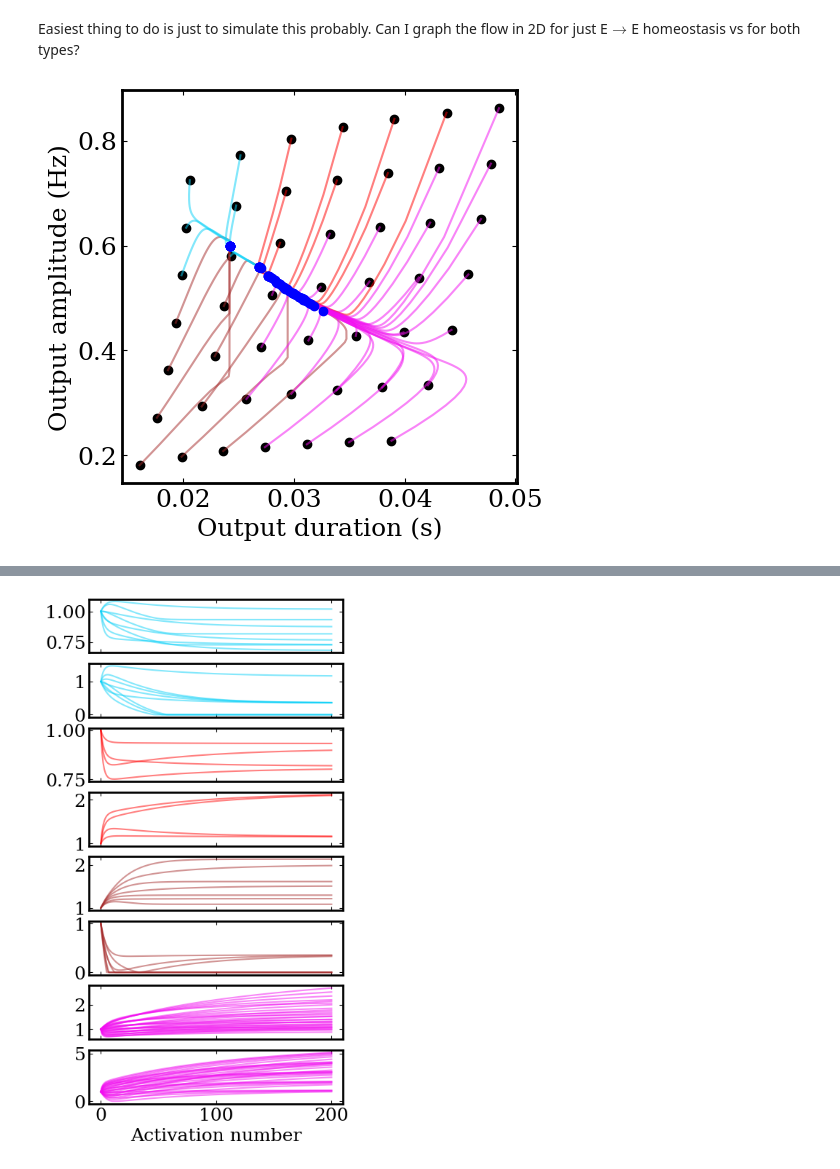
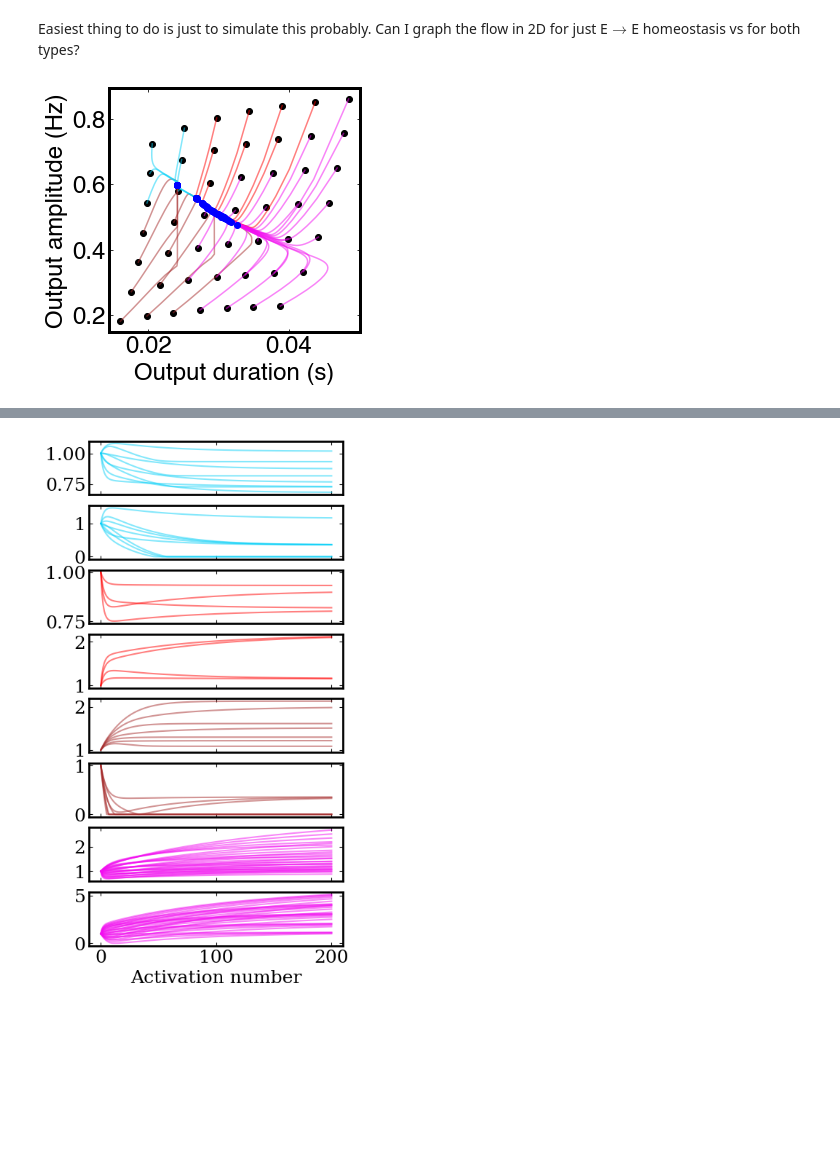
Before and after one commit to davidgbe/automated_plasticity_discovery, a Jupyter notebook: moment_control.ipynb, the cells around one changed output, grey strips where cells are left out. Saved outputs shown, nothing was run; the diff lists cells and outputs as text; code cells hidden in the pictures; blank space fills up the shorter version.

```diff
--- a/moment_control.ipynb
+++ b/moment_control.ipynb
@@ -10,6 +10,6 @@ from copy import deepcopy as copy
 from disp import get_ordered_colors
 from functools import partial
 
-plt.rc('font', family='serif')
-plt.rcParams['font.size'] = 18
-plt.rcParams['axes.linewidth'] = 2.0
+plt.rc('font', family='Helvetica')
+plt.rcParams['font.size'] = 24
+plt.rcParams['axes.linewidth'] = 3.0
@@ -56,15 +15,0 @@ def compute_first_moment(tau, a, tau_m, b):
-# %%
-scale = 2
-fig, axs = plt.subplots(1, 1, figsize=(3 * scale, 3 * scale))
-t = np.linspace(0, 0.05, 100)
-
-tau = 12e-3
-a = 10
-tau_m = 5e-3
-b = 0.015
-
-axs.plot(t, compute_current(t, tau, a, tau_m))
-axs.plot(t, np.ones_like(t) * b)
-
-t_0, t_1 = find_threshold_points(tau, a, tau_m, b)
-print(t_0, t_1)
@@ -259,7 +95,7 @@ for tau_alpha in np.linspace(1e-3, 20e-3, 10):
         weight_trajs[idx, :] = np.array(weight_traj)
         idx += 1
 # %%
-scale = 1.7
+scale = 1.5
 fig, axs = plt.subplots(1, 1, figsize=(3 * scale, 3 * scale))
 
 colors = get_ordered_colors('cool', len(trajs))
@@ -269,32 +105,32 @@ for i_traj in range(0, trajs.shape[0], 1):
     traj = trajs[i_traj, :]
     weight_traj = weight_trajs[i_traj, :]
 
     x_idxs = np.arange(3, len(traj), 3)
     y_idxs = np.arange(4, len(traj), 3)
     w_diff = weight_traj[-2] - weight_traj[0]
     b_diff = weight_traj[-1] - weight_traj[1]
 
     if w_diff < 0 and b_diff < 0:
         color = '#0ad1f8' #pink
     elif w_diff < 0 and b_diff >= 0:
         color = 'red'
     elif w_diff >= 0 and b_diff < 0:
         color = 'brown'
     else:
         color = '#f20df0' #light blue
     axs.plot(traj[x_idxs], traj[y_idxs], color=color, alpha=0.5, lw=1.5)
 #     axs.plot(traj[[0, 2]], traj[[1, 3]], '--', color=colors[i_traj], alpha=0.5)
     axs.scatter([traj[3]], [traj[4]], color='black')
     axs.scatter([traj[-3]], [traj[-2]], color='blue', zorder=10)
 
 axs.set_xlabel('Output duration (s)')
 axs.set_ylabel('Output amplitude (Hz)')
 
 axs.tick_params(axis='both', which='both', direction='in', right=True, top=True)
 plt.subplots_adjust(wspace=0, hspace=0.05)
 
 fig.savefig('./figures/double_setpoint_amp_dur.png')
 fig.savefig('./figures/double_setpoint_amp_dur.svg')
 # %% [output]
-[figure, old version]
+[figure, new version]
 # %%
```
Also changed, not shown: parts of 9 cells of this notebook.
